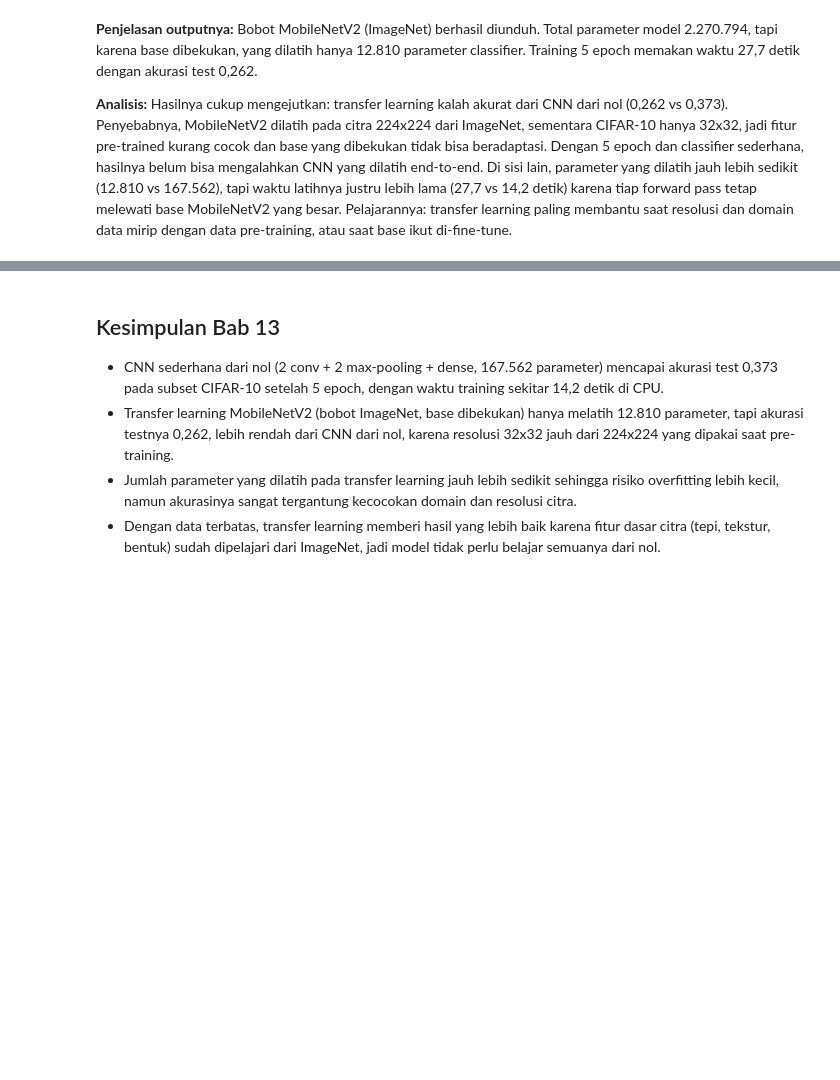
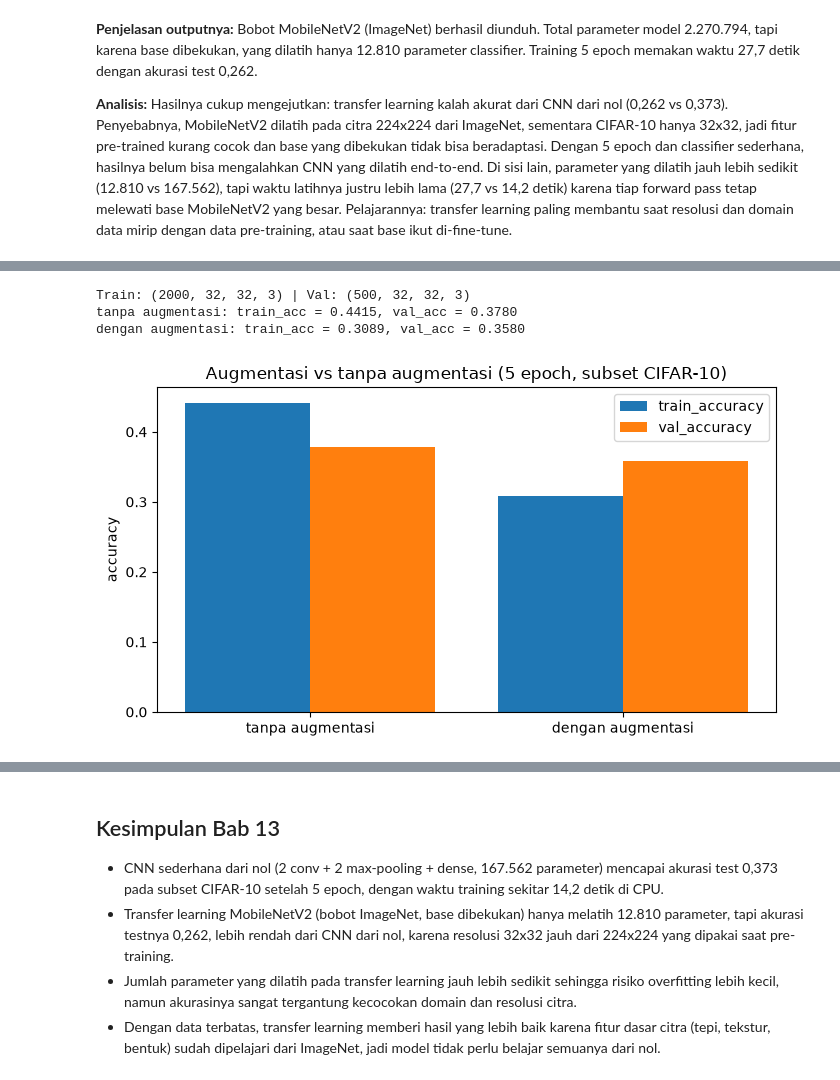
Before and after one commit to dandienter/praktikumML, a Jupyter notebook: bab-13-convolutional-neural-networks/praktikum-bab-13.ipynb, the cells around one changed output, grey strips where cells are left out. Cells and saved outputs as stored; diff of their text form; code cells hidden in the pictures; blank space fills up the shorter version.

Commit message:
Tambah Percobaan Mandiri Bab 12 (MLP: hidden layer, aktivasi, LR/optimizer) dan Bab 13 (CNN mini: augmentasi, filter, dropout); PDF + README diperbarui

```diff
--- a/bab-13-convolutional-neural-networks/praktikum-bab-13.ipynb
+++ b/bab-13-convolutional-neural-networks/praktikum-bab-13.ipynb
@@ -254,0 +261,70 @@ Transfer Learning (MobileNetV2)         0.262                 27.7          2270
+# %%
+import os
+os.environ["TF_CPP_MIN_LOG_LEVEL"] = "3"  # redam log TensorFlow
+import warnings; warnings.filterwarnings("ignore")
+import numpy as np
+np.random.seed(42)
+import tensorflow as tf
+tf.random.set_seed(42)
+try:
+    import keras
+except ImportError:
+    from tensorflow import keras
+from tensorflow.keras.preprocessing.image import ImageDataGenerator
+import matplotlib.pyplot as plt
+# Load CIFAR-10 dari cache, lalu ambil subset stratified (200 train + 50 val per kelas)
+(X_penuh, y_penuh), (X_uji, y_uji) = keras.datasets.cifar10.load_data()
+X_penuh = X_penuh.astype("float32") / 255.0
+X_uji = X_uji.astype("float32") / 255.0
+y_penuh, y_uji = y_penuh.flatten(), y_uji.flatten()
+rng = np.random.default_rng(42)
+def ambil_subset(X, y, per_kelas):
+    idx = np.concatenate([rng.choice(np.where(y == k)[0], per_kelas, replace=False) for k in range(10)])
+    return X[idx], y[idx]
+X_tr, y_tr = ambil_subset(X_penuh, y_penuh, 200)
+X_va, y_va = ambil_subset(X_uji, y_uji, 50)
+print("Train:", X_tr.shape, "| Val:", X_va.shape)
+def cnn_mini():
+    return keras.Sequential([
+        keras.layers.Conv2D(32, (3, 3), activation="relu", input_shape=(32, 32, 3)),
+        keras.layers.MaxPooling2D((2, 2)),
+        keras.layers.Conv2D(64, (3, 3), activation="relu"),
+        keras.layers.MaxPooling2D((2, 2)),
+        keras.layers.Flatten(),
+        keras.layers.Dense(64, activation="relu"),
+        keras.layers.Dense(10, activation="softmax")])
+hasil = {}
+# Tanpa augmentasi
+model = cnn_mini()
+model.compile(optimizer="adam", loss="sparse_categorical_crossentropy", metrics=["accuracy"])
+riwayat = model.fit(X_tr, y_tr, batch_size=64, epochs=5, validation_data=(X_va, y_va), verbose=0)
+hasil["tanpa augmentasi"] = (riwayat.history["accuracy"][-1], riwayat.history["val_accuracy"][-1])
+print(f"tanpa augmentasi: train_acc = {hasil['tanpa augmentasi'][0]:.4f}, val_acc = {hasil['tanpa augmentasi'][1]:.4f}")
+tf.keras.backend.clear_session()
+# Dengan augmentasi
+datagen = ImageDataGenerator(rotation_range=15, horizontal_flip=True)
+model = cnn_mini()
+model.compile(optimizer="adam", loss="sparse_categorical_crossentropy", metrics=["accuracy"])
+riwayat = model.fit(datagen.flow(X_tr, y_tr, batch_size=64), steps_per_epoch=len(X_tr) // 64,
+                    epochs=5, validation_data=(X_va, y_va), verbose=0)
+hasil["dengan augmentasi"] = (riwayat.history["accuracy"][-1], riwayat.history["val_accuracy"][-1])
+print(f"dengan augmentasi: train_acc = {hasil['dengan augmentasi'][0]:.4f}, val_acc = {hasil['dengan augmentasi'][1]:.4f}")
+tf.keras.backend.clear_session()
+label = list(hasil.keys())
+train_acc = [hasil[k][0] for k in label]
+val_acc = [hasil[k][1] for k in label]
+x = np.arange(len(label))
+plt.figure(figsize=(7, 4))
+plt.bar(x - 0.2, train_acc, 0.4, label="train_accuracy")
+plt.bar(x + 0.2, val_acc, 0.4, label="val_accuracy")
+plt.xticks(x, label)
+plt.ylabel("accuracy")
+plt.title("Augmentasi vs tanpa augmentasi (5 epoch, subset CIFAR-10)")
+plt.legend()
+plt.tight_layout()
+plt.show()
+# %% [output]
+Train: (2000, 32, 32, 3) | Val: (500, 32, 32, 3)
+tanpa augmentasi: train_acc = 0.4415, val_acc = 0.3780
+dengan augmentasi: train_acc = 0.3089, val_acc = 0.3580
+[figure, added]
```
Also changed, not shown: parts of 13 cells of this notebook, 5 other files.
